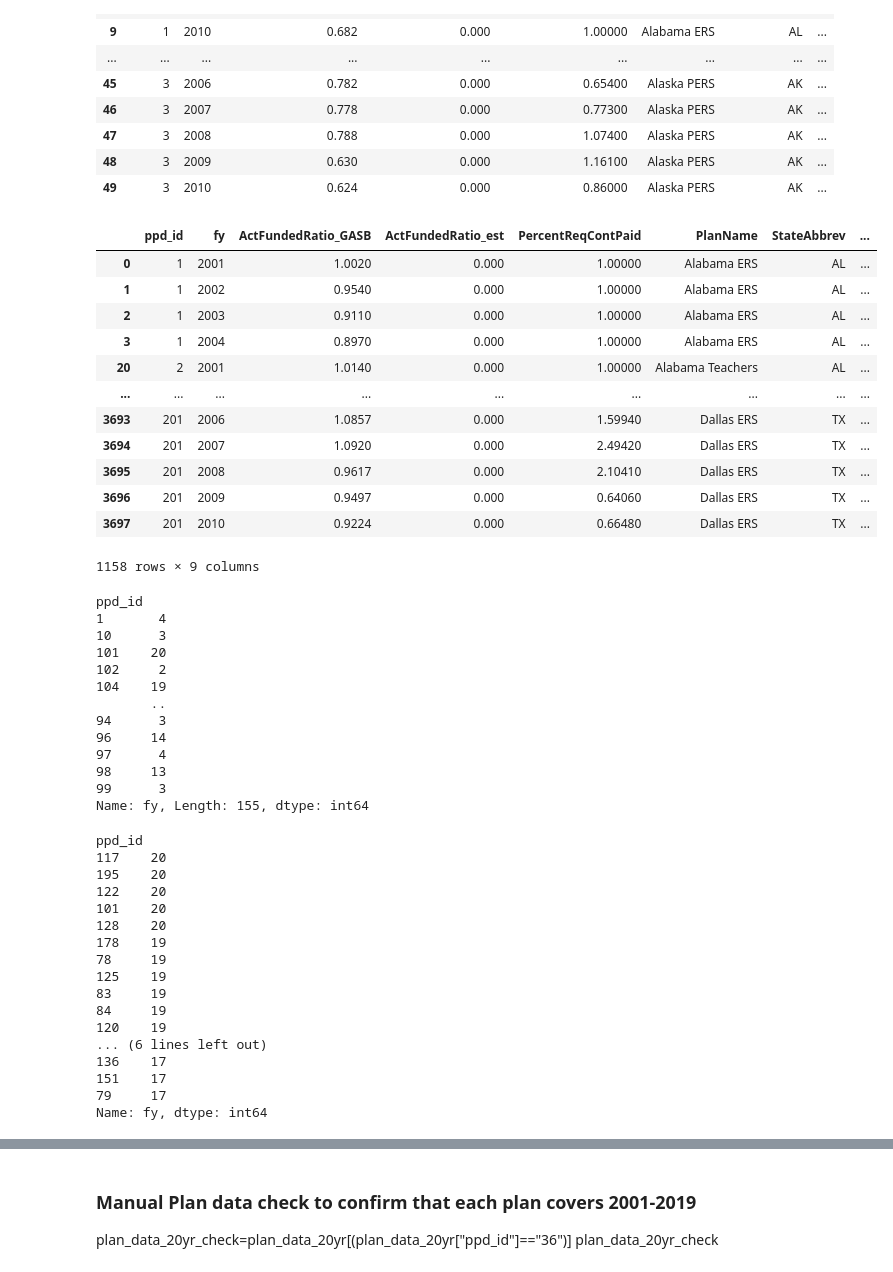
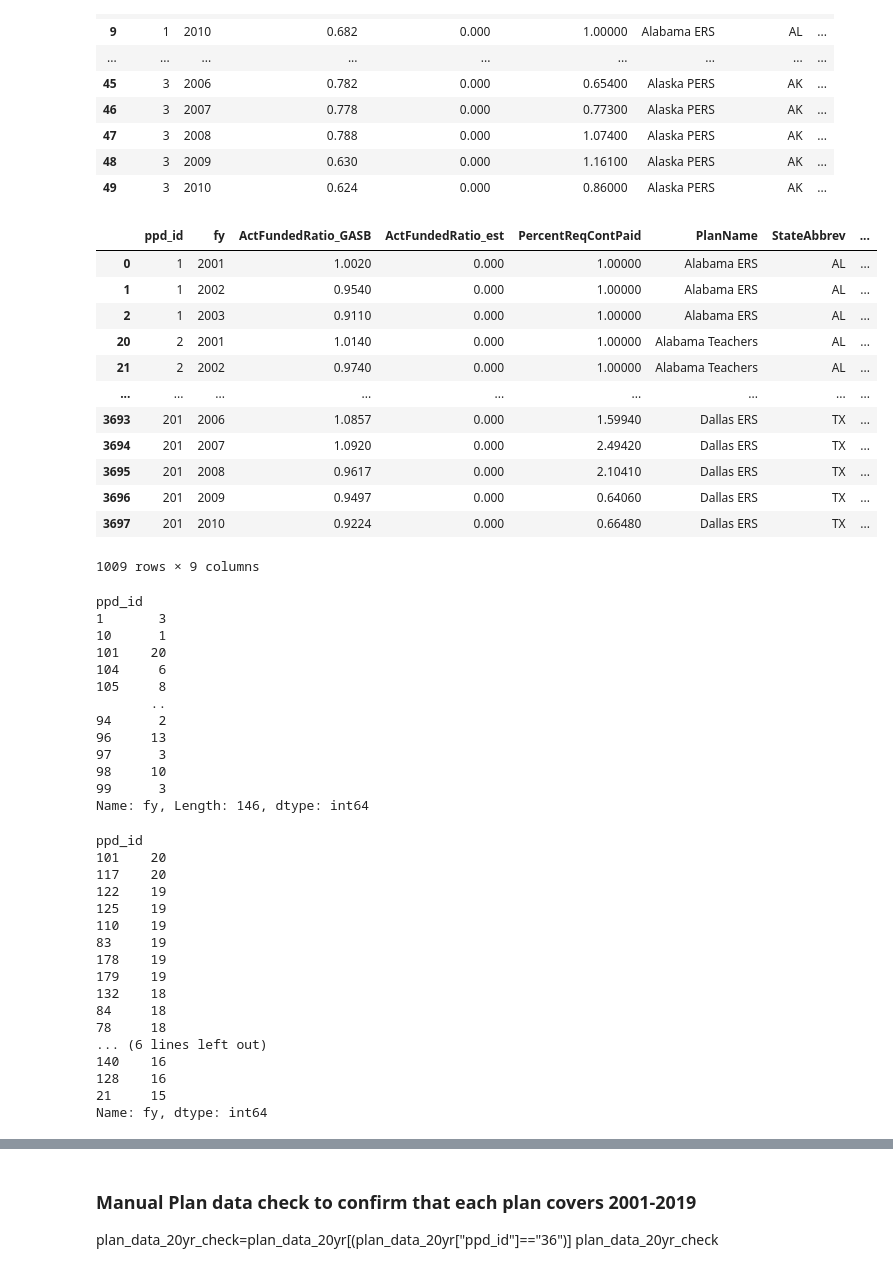
Before and after one commit to DeltaDeutsch/PPD-Group-Project, a Jupyter notebook: PPD Group Focus Plans.ipynb, the cells around one changed output, grey strips where cells are left out. Saved outputs shown, nothing was run; the diff lists cells and outputs as text; code cells hidden in the pictures.

```diff
--- a/PPD Group Focus Plans.ipynb
+++ b/PPD Group Focus Plans.ipynb
@@ -100,60 +100,60 @@ plan_test_data_df.head(50)
 | 49 | 3 | 2010 | 0.624 | 0.000 | 0.86000 | Alaska PERS | AK | ... |
 # %%
 #Find all rows that have a funded ratio greater than or equal to 90%
-plan_data_20yr=plan_test_data_df[(plan_test_data_df['ActFundedRatio_GASB']>=.88)]
+plan_data_20yr=plan_test_data_df[(plan_test_data_df['ActFundedRatio_GASB']>=.90)]
 plan_data_20yr
 # %% [output]
 |  | ppd_id | fy | ActFundedRatio_GASB | ActFundedRatio_est | PercentReqContPaid | PlanName | StateAbbrev | ... |
 | 0 | 1 | 2001 | 1.0020 | 0.000 | 1.00000 | Alabama ERS | AL | ... |
 | 1 | 1 | 2002 | 0.9540 | 0.000 | 1.00000 | Alabama ERS | AL | ... |
 | 2 | 1 | 2003 | 0.9110 | 0.000 | 1.00000 | Alabama ERS | AL | ... |
-| 3 | 1 | 2004 | 0.8970 | 0.000 | 1.00000 | Alabama ERS | AL | ... |
 | 20 | 2 | 2001 | 1.0140 | 0.000 | 1.00000 | Alabama Teachers | AL | ... |
+| 21 | 2 | 2002 | 0.9740 | 0.000 | 1.00000 | Alabama Teachers | AL | ... |
 | ... | ... | ... | ... | ... | ... | ... | ... | ... |
 | 3693 | 201 | 2006 | 1.0857 | 0.000 | 1.59940 | Dallas ERS | TX | ... |
 | 3694 | 201 | 2007 | 1.0920 | 0.000 | 2.49420 | Dallas ERS | TX | ... |
 | 3695 | 201 | 2008 | 0.9617 | 0.000 | 2.10410 | Dallas ERS | TX | ... |
 | 3696 | 201 | 2009 | 0.9497 | 0.000 | 0.64060 | Dallas ERS | TX | ... |
 | 3697 | 201 | 2010 | 0.9224 | 0.000 | 0.66480 | Dallas ERS | TX | ... |
-1158 rows × 9 columns
+1009 rows × 9 columns
 # %%
 #count number of years that each plan was above 90% funded.
 plan_90plus_counts=plan_data_20yr.groupby("ppd_id")["fy"].count()
 plan_90plus_counts
 # %% [output]
 ppd_id
-1       4
-10      3
+1       3
+10      1
 101    20
-102     2
-104    19
+104     6
+105     8
        ..
-94      3
-96     14
-97      4
-98     13
+94      2
+96     13
+97      3
+98     10
 99      3
-Name: fy, Length: 155, dtype: int64
+Name: fy, Length: 146, dtype: int64
 # %%
 #Top 20 plan year counts
 plan_90plus_counts.sort_values(ascending=False).head(20)
 # %% [output]
 ppd_id
+101    20
 117    20
-195    20
-122    20
-101    20
-128    20
+122    19
+125    19
+110    19
+83     19
 178    19
-78     19
-125    19
-83     19
-84     19
-120    19
+179    19
+132    18
+84     18
+78     18
 ... (6 lines left out)
-136    17
-151    17
-79     17
+140    16
+128    16
+21     15
 Name: fy, dtype: int64
 # %%
 pd.set_option(
```
Also changed, not shown: parts of 2 cells of this notebook, 1 other file.
